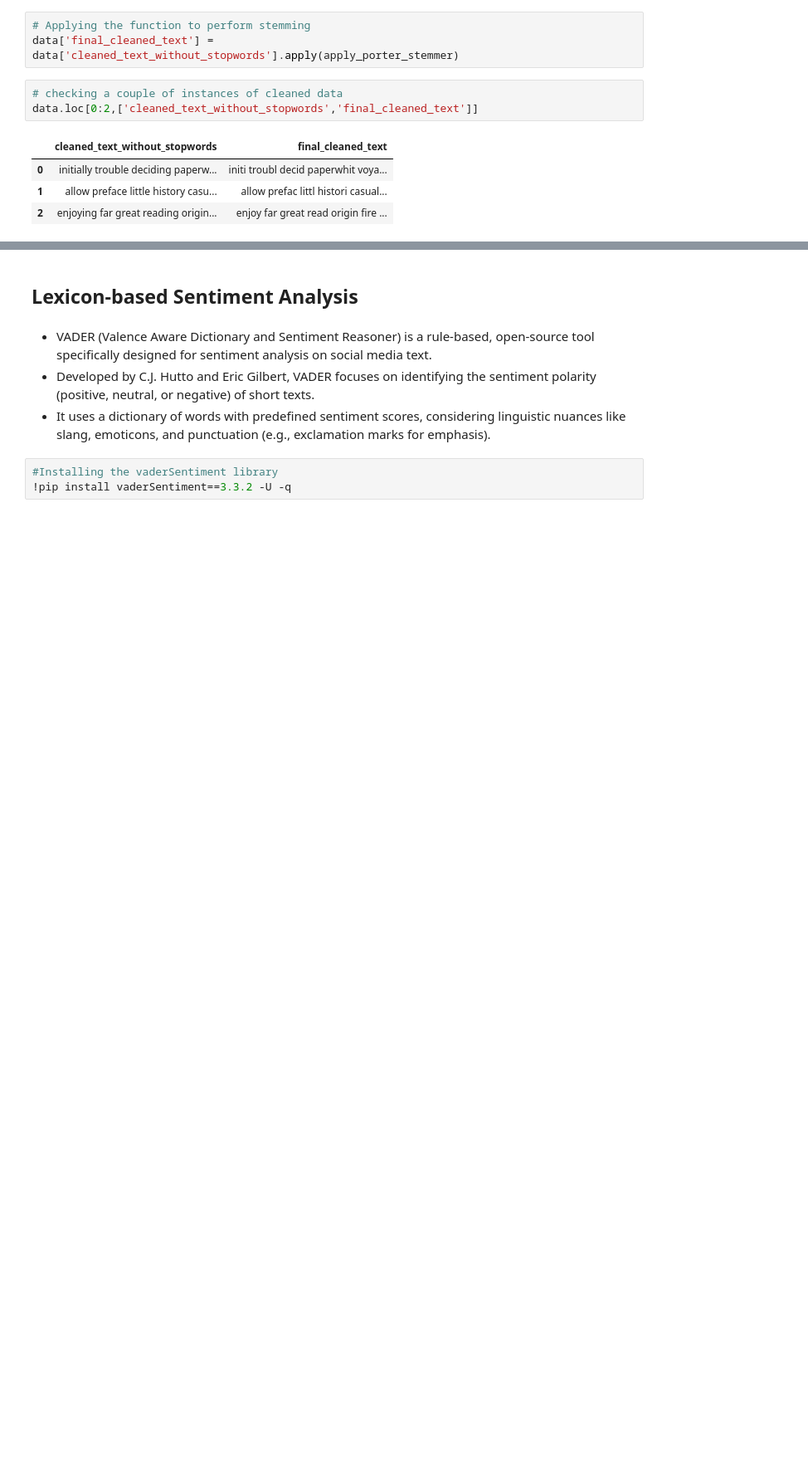
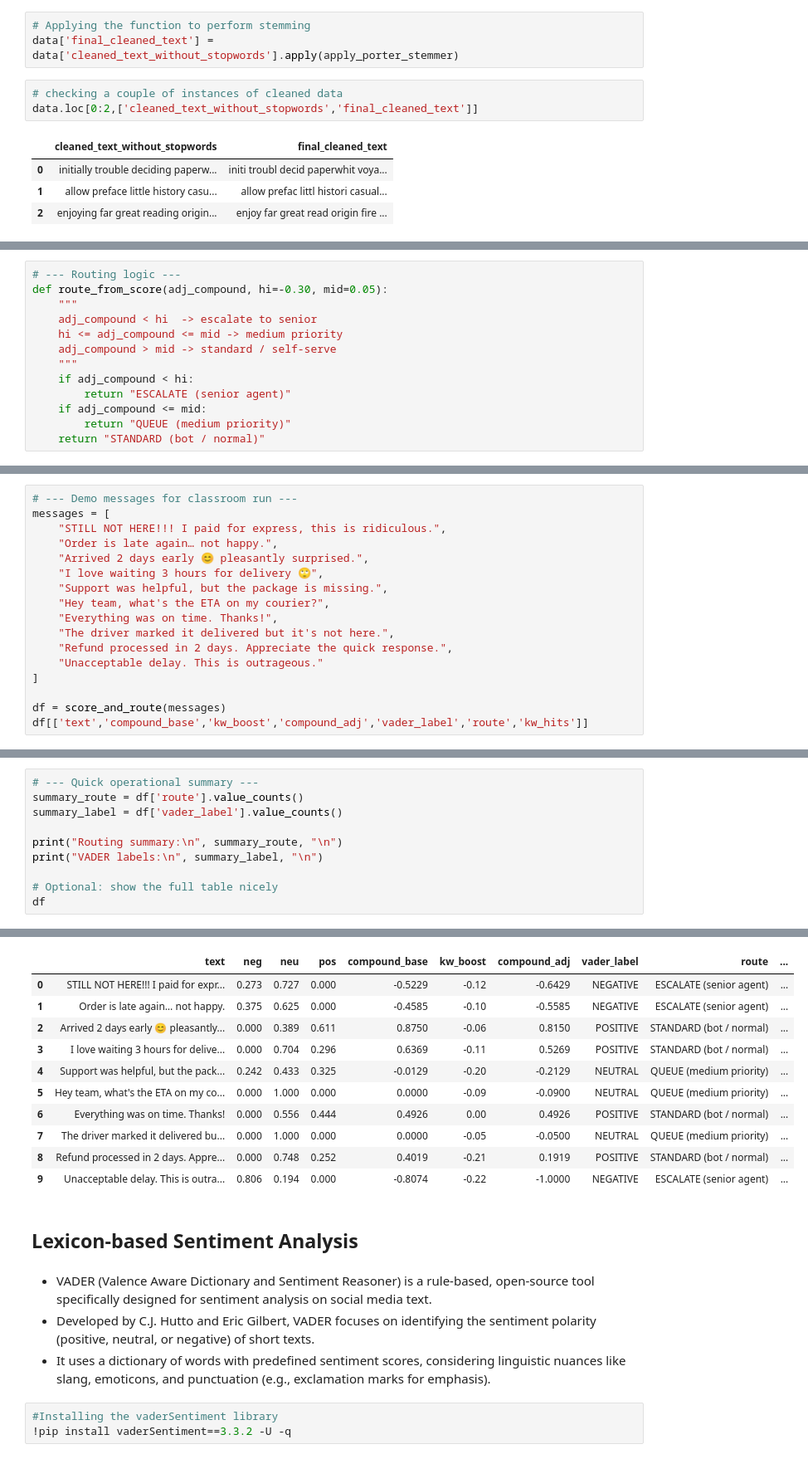
Before and after one commit to seamusmack/AIML-Resources, a Jupyter notebook: Case_Study_Product_Review_Sentiment_Analysis_Notebook.ipynb, the cells around one changed output, grey strips where cells are left out. Shown at 83% size. Drawn from its saved outputs; the diff is of its cells as text; blank space fills up the shorter version.

```diff
--- a/Case_Study_Product_Review_Sentiment_Analysis_Notebook.ipynb
+++ b/Case_Study_Product_Review_Sentiment_Analysis_Notebook.ipynb
@@ -310,0 +421,13 @@ data.loc[0:2,['cleaned_text_without_stopwords','final_cleaned_text']]
+# %%
+# --- Routing logic ---
+def route_from_score(adj_compound, hi=-0.30, mid=0.05):
+    """
+    adj_compound < hi  -> escalate to senior
+    hi <= adj_compound <= mid -> medium priority
+    adj_compound > mid -> standard / self-serve
+    """
+    if adj_compound < hi:
+        return "ESCALATE (senior agent)"
+    if adj_compound <= mid:
+        return "QUEUE (medium priority)"
+    return "STANDARD (bot / normal)"
@@ -310,0 +456,17 @@ data.loc[0:2,['cleaned_text_without_stopwords','final_cleaned_text']]
+# %%
+# --- Demo messages for classroom run ---
+messages = [
+    "STILL NOT HERE!!! I paid for express, this is ridiculous.",
+    "Order is late again… not happy.",
+    "Arrived 2 days early 😊 pleasantly surprised.",
+    "I love waiting 3 hours for delivery 🙄",
+    "Support was helpful, but the package is missing.",
+    "Hey team, what's the ETA on my courier?",
+    "Everything was on time. Thanks!",
+    "The driver marked it delivered but it's not here.",
+    "Refund processed in 2 days. Appreciate the quick response.",
+    "Unacceptable delay. This is outrageous."
+]
+
+df = score_and_route(messages)
+df[['text','compound_base','kw_boost','compound_adj','vader_label','route','kw_hits']]
@@ -310,0 +485,11 @@ data.loc[0:2,['cleaned_text_without_stopwords','final_cleaned_text']]
+# %%
+# --- Quick operational summary ---
+summary_route = df['route'].value_counts()
+summary_label = df['vader_label'].value_counts()
+
+print("Routing summary:\n", summary_route, "\n")
+print("VADER labels:\n", summary_label, "\n")
+
+# Optional: show the full table nicely
+df
+# %% [output]
@@ -311,3 +509,14 @@ data.loc[0:2,['cleaned_text_without_stopwords','final_cleaned_text']]
+|  | text | neg | neu | pos | compound_base | kw_boost | compound_adj | vader_label | route | ... |
+| 0 | STILL NOT HERE!!! I paid for expr... | 0.273 | 0.727 | 0.000 | -0.5229 | -0.12 | -0.6429 | NEGATIVE | ESCALATE (senior agent) | ... |
+| 1 | Order is late again… not happy. | 0.375 | 0.625 | 0.000 | -0.4585 | -0.10 | -0.5585 | NEGATIVE | ESCALATE (senior agent) | ... |
+| 2 | Arrived 2 days early 😊 pleasantly... | 0.000 | 0.389 | 0.611 | 0.8750 | -0.06 | 0.8150 | POSITIVE | STANDARD (bot / normal) | ... |
+| 3 | I love waiting 3 hours for delive... | 0.000 | 0.704 | 0.296 | 0.6369 | -0.11 | 0.5269 | POSITIVE | STANDARD (bot / normal) | ... |
+| 4 | Support was helpful, but the pack... | 0.242 | 0.433 | 0.325 | -0.0129 | -0.20 | -0.2129 | NEUTRAL | QUEUE (medium priority) | ... |
+| 5 | Hey team, what's the ETA on my co... | 0.000 | 1.000 | 0.000 | 0.0000 | -0.09 | -0.0900 | NEUTRAL | QUEUE (medium priority) | ... |
+| 6 | Everything was on time. Thanks! | 0.000 | 0.556 | 0.444 | 0.4926 | 0.00 | 0.4926 | POSITIVE | STANDARD (bot / normal) | ... |
+| 7 | The driver marked it delivered bu... | 0.000 | 1.000 | 0.000 | 0.0000 | -0.05 | -0.0500 | NEUTRAL | QUEUE (medium priority) | ... |
+| 8 | Refund processed in 2 days. Appre... | 0.000 | 0.748 | 0.252 | 0.4019 | -0.21 | 0.1919 | POSITIVE | STANDARD (bot / normal) | ... |
+| 9 | Unacceptable delay. This is outra... | 0.806 | 0.194 | 0.000 | -0.8074 | -0.22 | -1.0000 | NEGATIVE | ESCALATE (senior agent) | ... |
 # %% [markdown]
 ## Lexicon-based Sentiment Analysis
 # %% [markdown]
```
Also changed, not shown: parts of 12 cells of this notebook.
